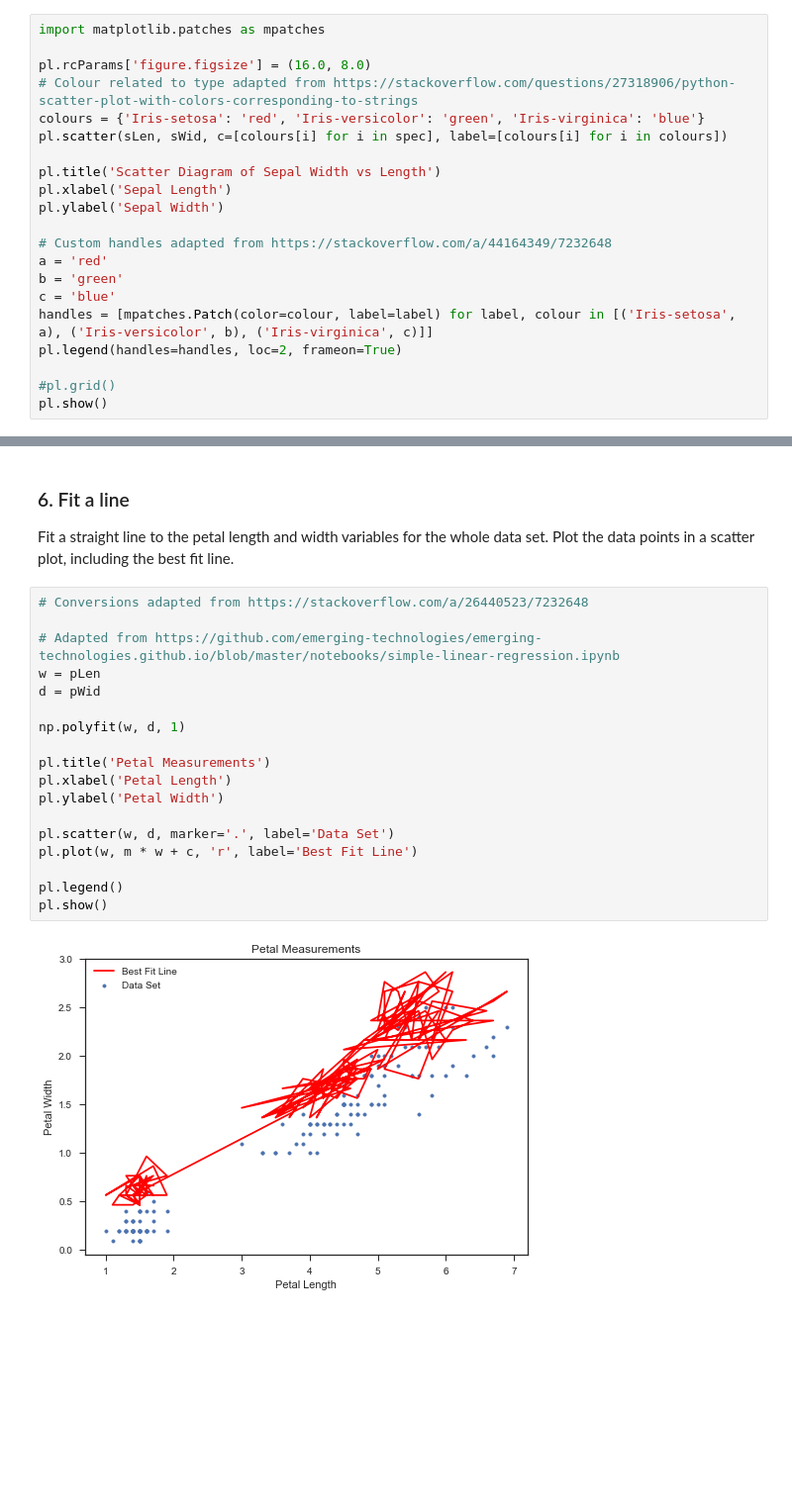
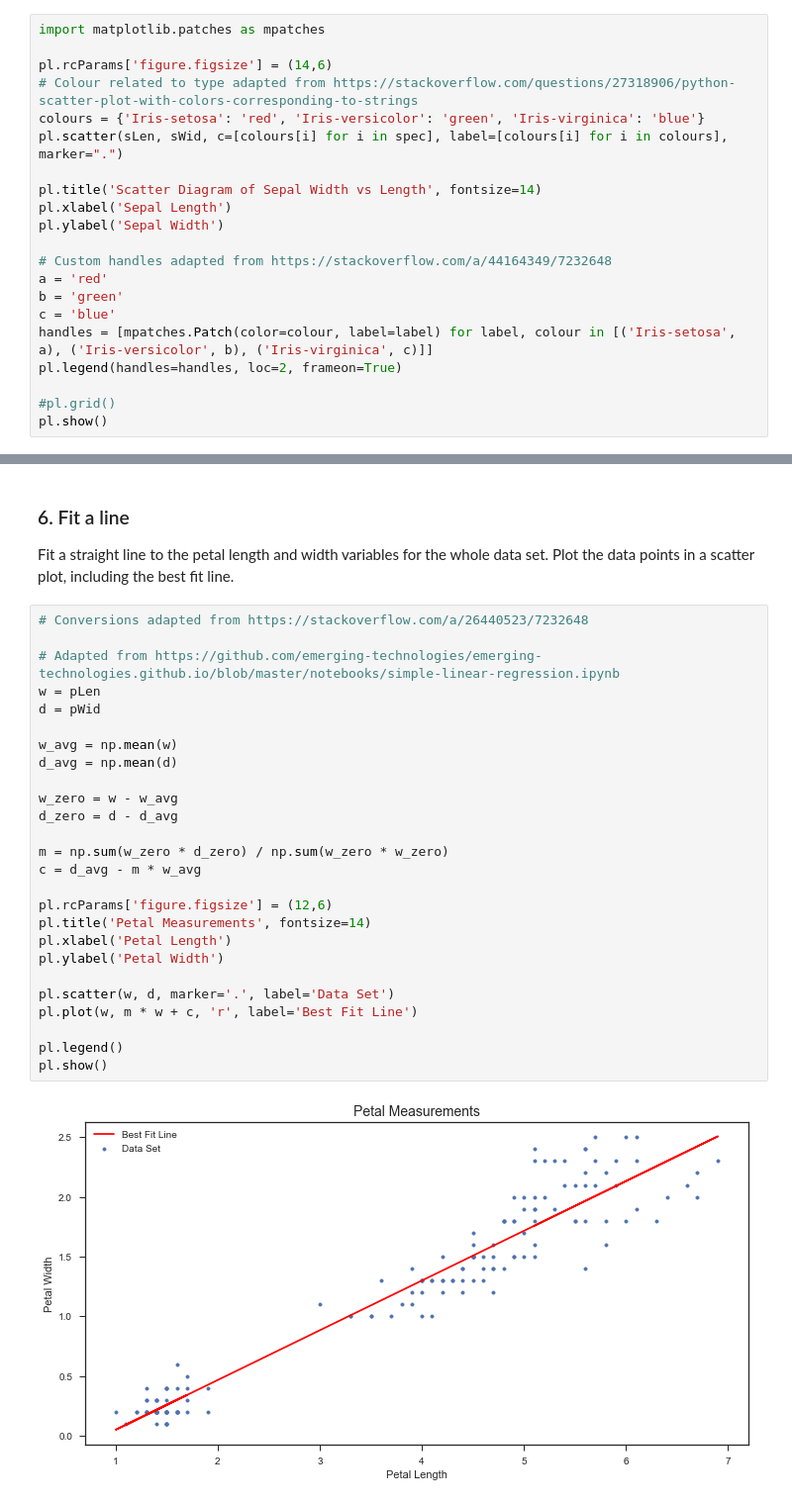
Before and after one commit to rebeccabernie/Iris-JPN, a Jupyter notebook: IrisData.ipynb, the cells around one changed output, grey strips where cells are left out. Shown at 99% size. Drawn from its saved outputs; the diff is of its cells as text; blank space fills up the shorter version.

```diff
--- a/IrisData.ipynb
+++ b/IrisData.ipynb
@@ -49,12 +49,12 @@ Recreate the above plot, marking the data points in different colours depending
 # %%
 import matplotlib.patches as mpatches
 
-pl.rcParams['figure.figsize'] = (16.0, 8.0)
+pl.rcParams['figure.figsize'] = (14,6)
 # Colour related to type adapted from https://stackoverflow.com/questions/27318906/python-scatter-plot-with-colors-corresponding-to-strings
 colours = {'Iris-setosa': 'red', 'Iris-versicolor': 'green', 'Iris-virginica': 'blue'}
-pl.scatter(sLen, sWid, c=[colours[i] for i in spec], label=[colours[i] for i in colours])
+pl.scatter(sLen, sWid, c=[colours[i] for i in spec], label=[colours[i] for i in colours], marker=".")
 
-pl.title('Scatter Diagram of Sepal Width vs Length')
+pl.title('Scatter Diagram of Sepal Width vs Length', fontsize=14)
 pl.xlabel('Sepal Length')
 pl.ylabel('Sepal Width')
 
@@ -91,20 +91,28 @@ Fit a straight line to the petal length and width variables for the whole data s
 # %%
 # Conversions adapted from https://stackoverflow.com/a/26440523/7232648
 
 # Adapted from https://github.com/emerging-technologies/emerging-technologies.github.io/blob/master/notebooks/simple-linear-regression.ipynb
 w = pLen
 d = pWid
 
-np.polyfit(w, d, 1)
+w_avg = np.mean(w)
+d_avg = np.mean(d)
 
-pl.title('Petal Measurements')
+w_zero = w - w_avg
+d_zero = d - d_avg
+
+m = np.sum(w_zero * d_zero) / np.sum(w_zero * w_zero)
+c = d_avg - m * w_avg
+
+pl.rcParams['figure.figsize'] = (12,6)
+pl.title('Petal Measurements', fontsize=14)
 pl.xlabel('Petal Length')
 pl.ylabel('Petal Width')
 
 pl.scatter(w, d, marker='.', label='Data Set')
 pl.plot(w, m * w + c, 'r', label='Best Fit Line')
 
 pl.legend()
 pl.show()
 # %% [output]
-[figure, old version]
+[figure, new version]
```
Also changed, not shown: parts of 3 cells of this notebook.
